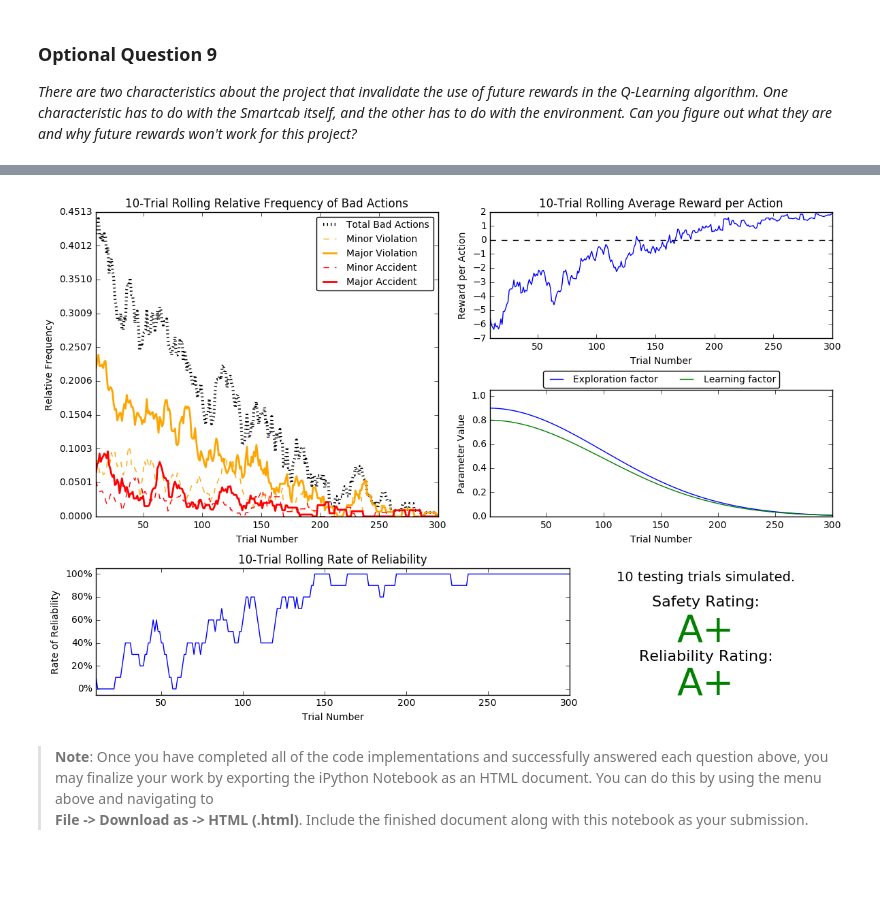
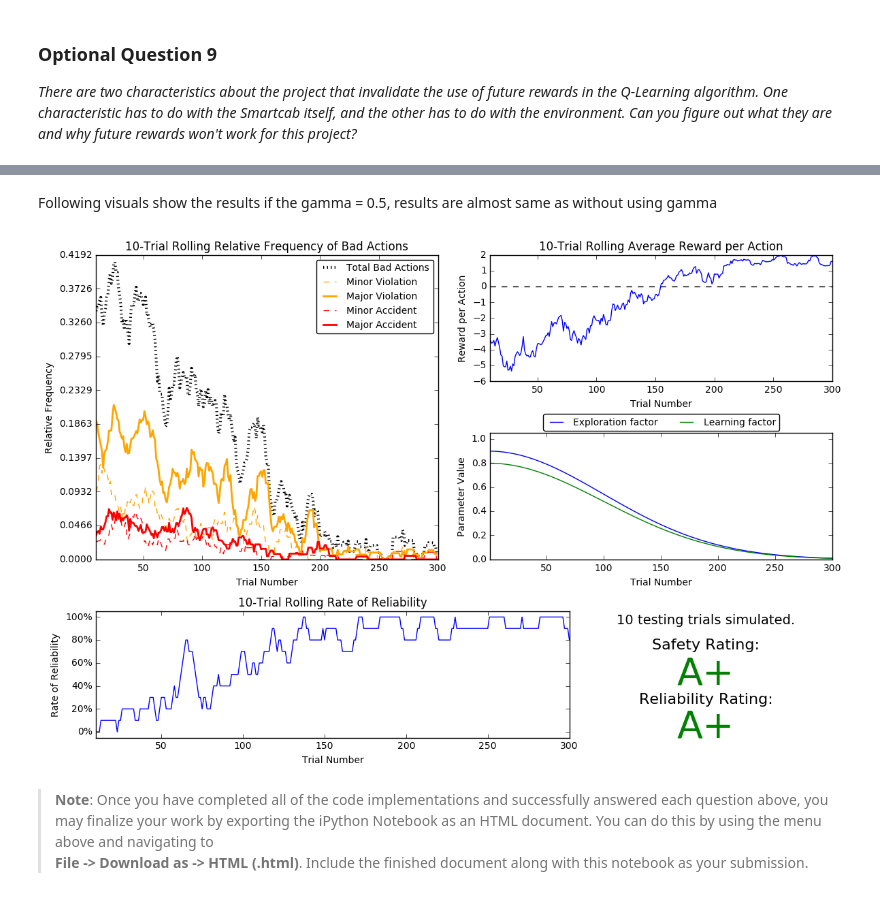
Before and after one commit to navneet100/machine-learning, a Jupyter notebook: projects/smartcab/smartcab.ipynb, the cells around one changed output, grey strips where cells are left out. Drawn from its saved outputs; the diff is of its cells as text; code cells hidden in the pictures; blank space fills up the shorter version.

```diff
--- a/projects/smartcab/smartcab.ipynb
+++ b/projects/smartcab/smartcab.ipynb
@@ -378,8 +468,10 @@ Following visuals show the results i the gamma = 0.5
+# %% [markdown]
+Following visuals show the results if the gamma = 0.5, results are almost same as without using gamma
 # %%
 # Load the 'sim_improved-learning' file from the improved Q-Learning simulation
-vs.plot_trials('sim_improved-learning.csv')
+vs.plot_trials('sim_improved-learning_with_gamma.csv')
 # %% [output]
-[figure, old version]
+[figure, new version]
 # %% [markdown]
 > **Note**: Once you have completed all of the code implementations and successfully answered each question above, you may finalize your work by exporting the iPython Notebook as an HTML document. You can do this by using the menu above and navigating to
 **File -> Download as -> HTML (.html)**. Include the finished document along with this notebook as your submission.
```
Also changed, not shown: parts of 13 cells of this notebook, 8 other files.
